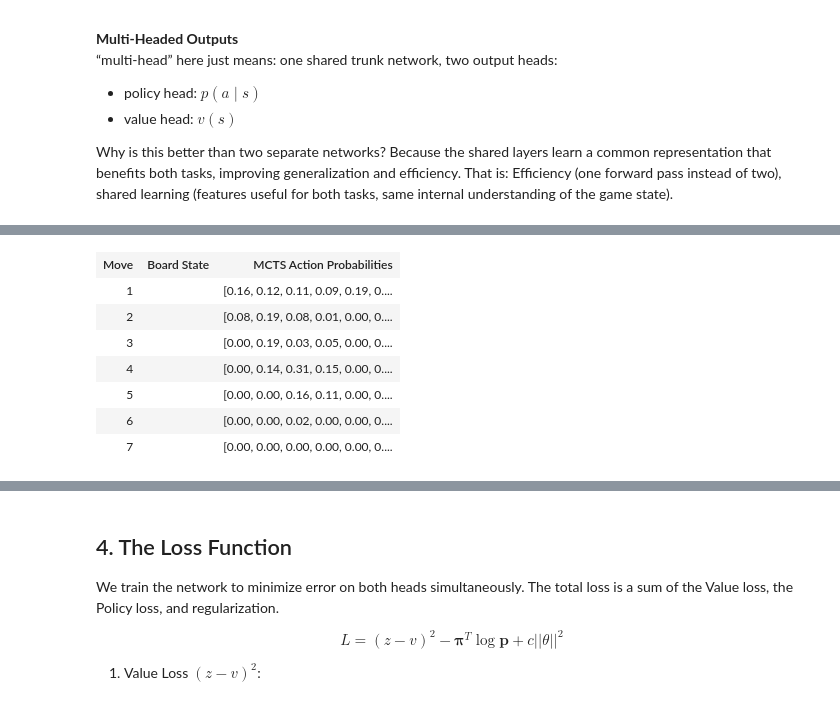
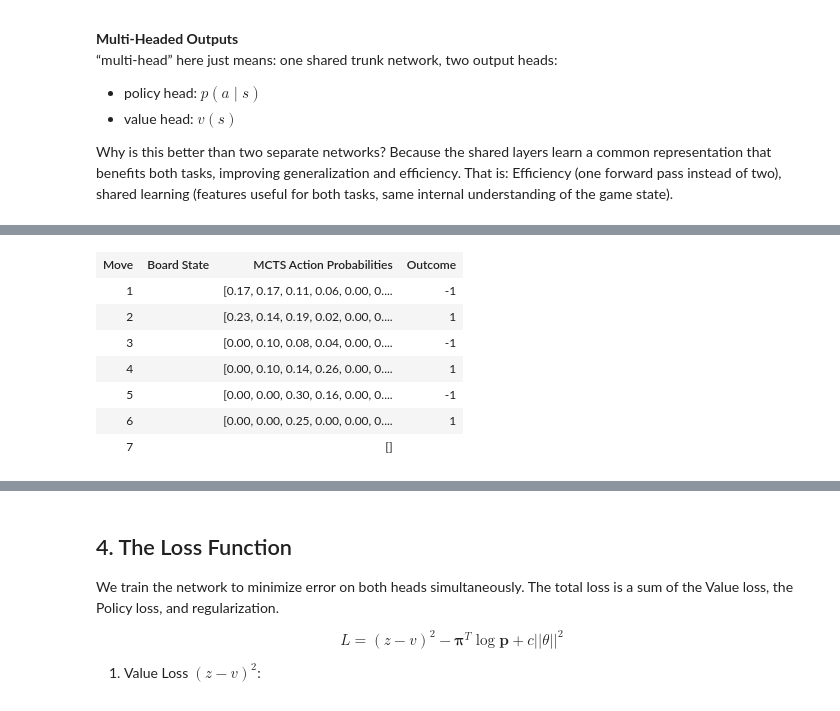
Before and after one commit to nottherealsanta/alpha-toe, a Jupyter notebook: teach/notebooks/nn.ipynb, the cells around one changed output, grey strips where cells are left out. Drawn from its saved outputs; the diff is of its cells as text; code cells hidden in the pictures.

```diff
--- a/teach/notebooks/nn.ipynb
+++ b/teach/notebooks/nn.ipynb
@@ -567,10 +582,10 @@ def draw_tic_tac_toe(board, size=300, padding=20):
     for i in range(1, 3):
         # Vertical
         x = padding + i * cell_size
-        svg += f'<line x1="{x}" y1="{padding}" x2="{x}" y2="{size - padding}" stroke="#666" stroke-width="3"></line>'
+        svg += f'<line x1="{x}" y1="{padding}" x2="{x}" y2="{size - padding}" stroke="#666" stroke-width="2"></line>'
         # Horizontal
         y = padding + i * cell_size
-        svg += f'<line x1="{padding}" y1="{y}" x2="{size - padding}" y2="{y}" stroke="#666" stroke-width="3"></line>'
+        svg += f'<line x1="{padding}" y1="{y}" x2="{size - padding}" y2="{y}" stroke="#666" stroke-width="2"></line>'
     # Marks
     for i in range(9):
         row = i // 3
@@ -580,53 +595,65 @@ def draw_tic_tac_toe(board, size=300, padding=20):
         val = board[i] if i < len(board) else 0
         if val == 1:
             size_x = cell_size * 0.5
-            svg += f'<line x1="{cx - size_x / 2}" y1="{cy - size_x / 2}" x2="{cx + size_x / 2}" y2="{cy + size_x / 2}" stroke="#0969da" stroke-width="3" stroke-linecap="round"></line>'
-            svg += f'<line x1="{cx + size_x / 2}" y1="{cy - size_x / 2}" x2="{cx - size_x / 2}" y2="{cy + size_x / 2}" stroke="#0969da" stroke-width="3" stroke-linecap="round"></line>'
+            svg += f'<line x1="{cx - size_x / 2}" y1="{cy - size_x / 2}" x2="{cx + size_x / 2}" y2="{cy + size_x / 2}" stroke="#0969da" stroke-width="2" stroke-linecap="round"></line>'
+            svg += f'<line x1="{cx + size_x / 2}" y1="{cy - size_x / 2}" x2="{cx - size_x / 2}" y2="{cy + size_x / 2}" stroke="#0969da" stroke-width="2" stroke-linecap="round"></line>'
         elif val == -1:
-            svg += f'<circle cx="{cx}" cy="{cy}" r="{cell_size * 0.25}" fill="none" stroke="#DA7A09" stroke-width="3"></circle>'
+            svg += f'<circle cx="{cx}" cy="{cy}" r="{cell_size * 0.25}" fill="none" stroke="#DA7A09" stroke-width="2"></circle>'
     svg += "</svg>"
     return svg
 
 
 initial_state = [0, 0, 0, 0, 0, 0, 0, 0, 0]
 player = 1  # 1 for X, -1 for O
 list_moves = [4, 0, 8, 1, 3, 2, 5, 6]
 viz_svg_list = []
 probs_list = []
-for _ in range(7):
+outcome_list = []
+for j in range(7):
     viz = HTML(draw_tic_tac_toe(initial_state, size=100))
 
     empty_indices = [i for i, v in enumerate(initial_state) if v == 0]
     # Generate dummy MCTS action probabilities (uniform over empty cells)
     probs = [0.0] * 9
     for idx in empty_indices:
         probs[idx] = random.random()
     total = sum(probs)
     if total > 0:
         probs = [p / total for p in probs]
-    probs_list.append(probs)
 
     move = list_moves.pop(0)
     initial_state[move] = player
     player *= -1
 
     viz_svg_list.append(viz)
 
+    if j != 6:
+        probs_list.append(probs)
+        outcome_list.append(str(player))
+    else:
+        probs_list.append([])
+        outcome_list.append(" ")
+
 # make a table to show the moves and mcts stats
-table_html = '<table style="border-collapse: collapse; width: 100%;">'
-table_html += '<tr><th style="border: 1px solid #ddd; padding: 8px;">Move</th><th style="border: 1px solid #ddd; padding: 8px;">Board State</th><th style="border: 1px solid #ddd; padding: 8px;">MCTS Action Probabilities</th></tr>'
+table_html = '<table style="border-collapse: collapse; width: 100%; border: 1px solid #ddd !important;">'
+table_html += '<tr><th style="border: 0px solid #ddd; padding: 8px;">Move</th><th style="border: 0px solid #ddd; padding: 8px;">Board State</th><th style="border: 0px solid #ddd; padding: 8px;">MCTS Action Probabilities</th><th style="border: 0px solid #ddd; padding: 8px;">Outcome</th></tr>'
 for i, viz in enumerate(viz_svg_list):
     probs_str = ", ".join(f"{p:.2f}" for p in probs_list[i])
-    table_html += f'<tr><td style="border: 1px solid #ddd; padding: 8px; text-align: center;">{i + 1}</td><td style="border: 1px solid #ddd; padding: 8px; text-align: center;">{viz.data}</td><td style="border: 1px solid #ddd; padding: 8px; text-align: center; font-family: monospace;">[{probs_str}]</td></tr>'
+    row = f"""<td style="border: 0px solid #ddd; padding: 8px; text-align: center; ">{i + 1}</td>"""
+    row += f'<td style="border: 0px solid #ddd; padding: 8px; text-align: center;align-items: center;display:flex;justify-content:center;">{viz.data}</td>'
+    row += f'<td style="border: 0px solid #ddd; padding: 8px; text-align: center; font-family: monospace;">[{probs_str}]</td>'
+    row += f"""<td style="border: 0px solid #ddd; padding: 8px; text-align: center;font-family: monospace; font-size:18px;">{outcome_list[i]}</td>"""
+    table_html += f"<tr>{row}</tr>"
+
 table_html += "</table>"
 
 display(HTML(table_html))
 # %% [output]
-| Move | Board State | MCTS Action Probabilities |
-| 1 |  | [0.16, 0.12, 0.11, 0.09, 0.19, 0.... |
-| 2 |  | [0.08, 0.19, 0.08, 0.01, 0.00, 0.... |
-| 3 |  | [0.00, 0.19, 0.03, 0.05, 0.00, 0.... |
-| 4 |  | [0.00, 0.14, 0.31, 0.15, 0.00, 0.... |
-| 5 |  | [0.00, 0.00, 0.16, 0.11, 0.00, 0.... |
-| 6 |  | [0.00, 0.00, 0.02, 0.00, 0.00, 0.... |
-| 7 |  | [0.00, 0.00, 0.00, 0.00, 0.00, 0.... |
+| Move | Board State | MCTS Action Probabilities | Outcome |
+| 1 |  | [0.17, 0.17, 0.11, 0.06, 0.00, 0.... | -1 |
+| 2 |  | [0.23, 0.14, 0.19, 0.02, 0.00, 0.... | 1 |
+| 3 |  | [0.00, 0.10, 0.08, 0.04, 0.00, 0.... | -1 |
+| 4 |  | [0.00, 0.10, 0.14, 0.26, 0.00, 0.... | 1 |
+| 5 |  | [0.00, 0.00, 0.30, 0.16, 0.00, 0.... | -1 |
+| 6 |  | [0.00, 0.00, 0.25, 0.00, 0.00, 0.... | 1 |
+| 7 |  | [] |  |
```
Also changed, not shown: parts of 10 cells of this notebook.
